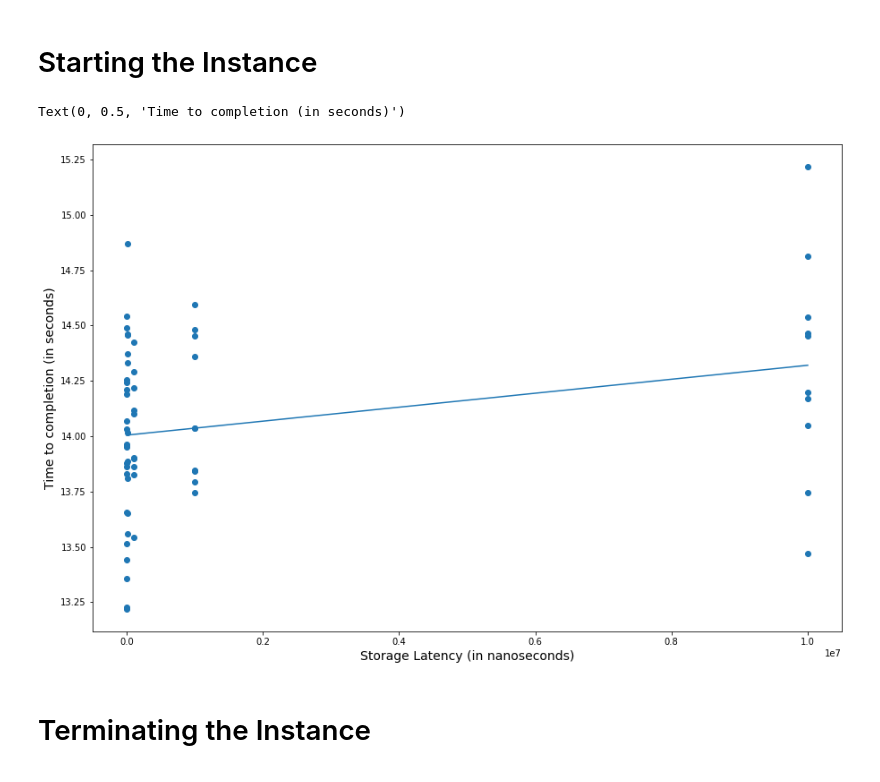
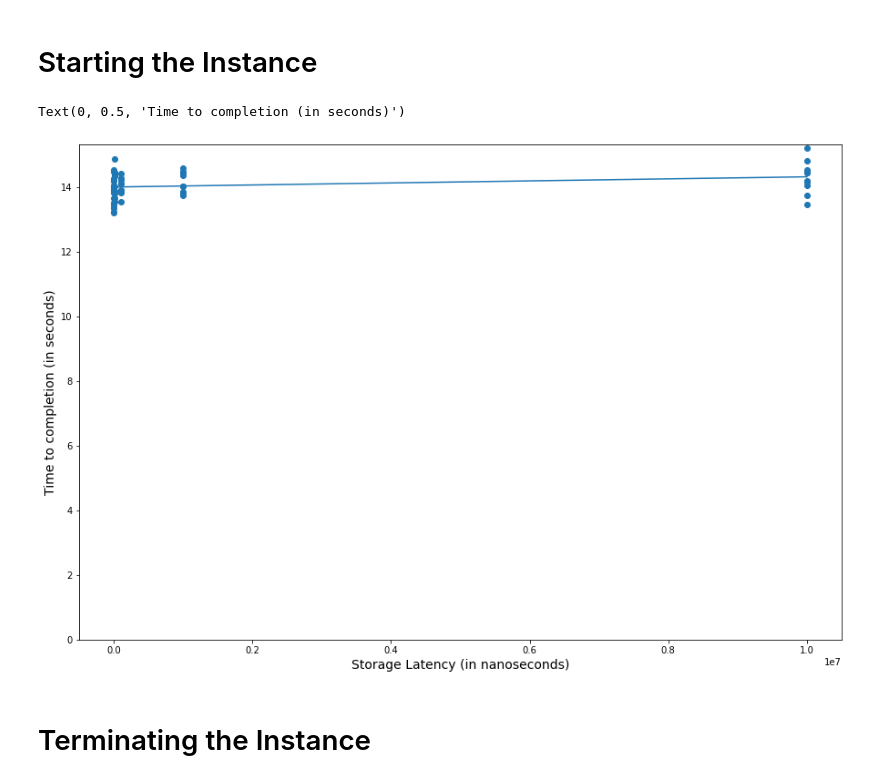
Before and after one commit to fzovpec/storage-stick, a Jupyter notebook: logs_analysis.ipynb, the cells around one changed output. Cells and saved outputs as stored; diff of their text form; code cells hidden in the pictures.

```diff
--- a/logs_analysis.ipynb
+++ b/logs_analysis.ipynb
@@ -11,16 +12,17 @@ start_df = pd.read_csv('start_data.csv')
 # %%
 x = start_df.latency
 y = start_df.time
 
 plt.figure(figsize=(15,10))
 plt.scatter(x, y)
 plt.plot(np.unique(x), np.poly1d(np.polyfit(x, y, 1))(np.unique(x)))
+plt.ylim(ymin=0)  # this line
 
 plt.xlabel('Storage Latency (in nanoseconds)', fontsize=14)
 plt.ylabel('Time to completion (in seconds)', fontsize=14)
 # %% [output]
 Text(0, 0.5, 'Time to completion (in seconds)')
-[figure, old version]
+[figure, new version]
 # %% [markdown]
 # Terminating the Instance
 # %%
```
Also changed, not shown: parts of 1 cell of this notebook, 5 other files.
